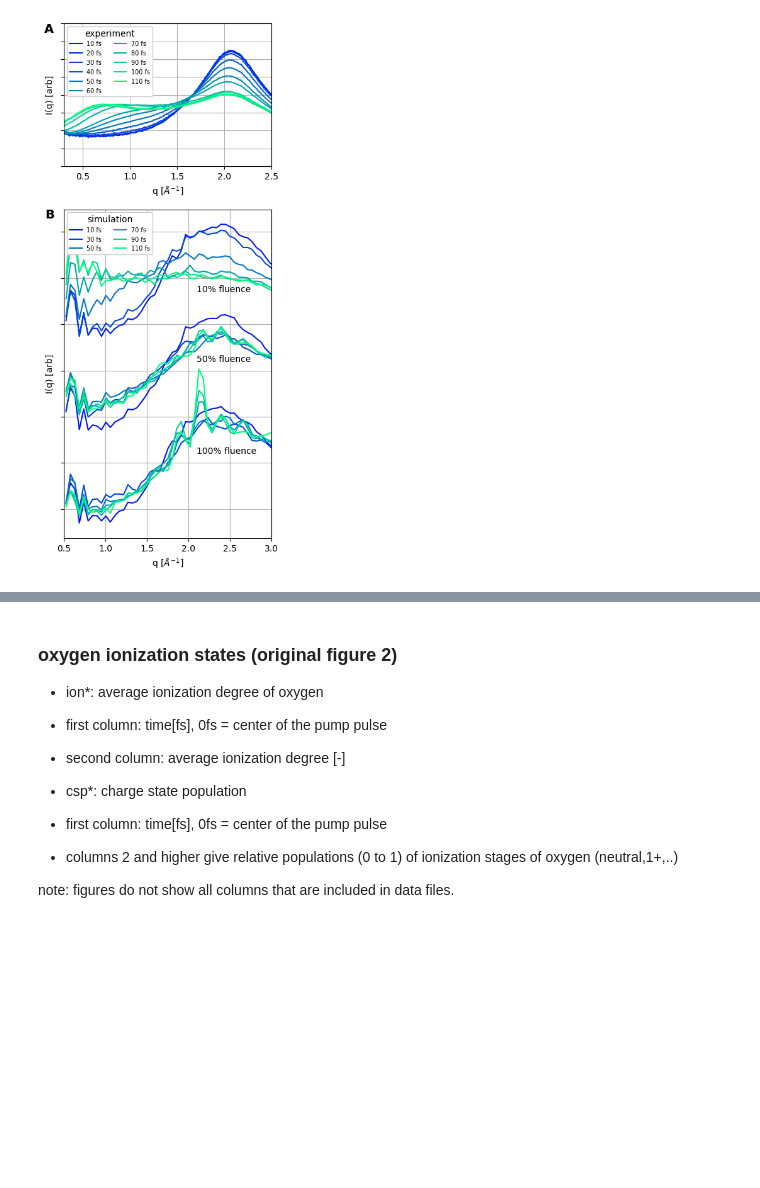
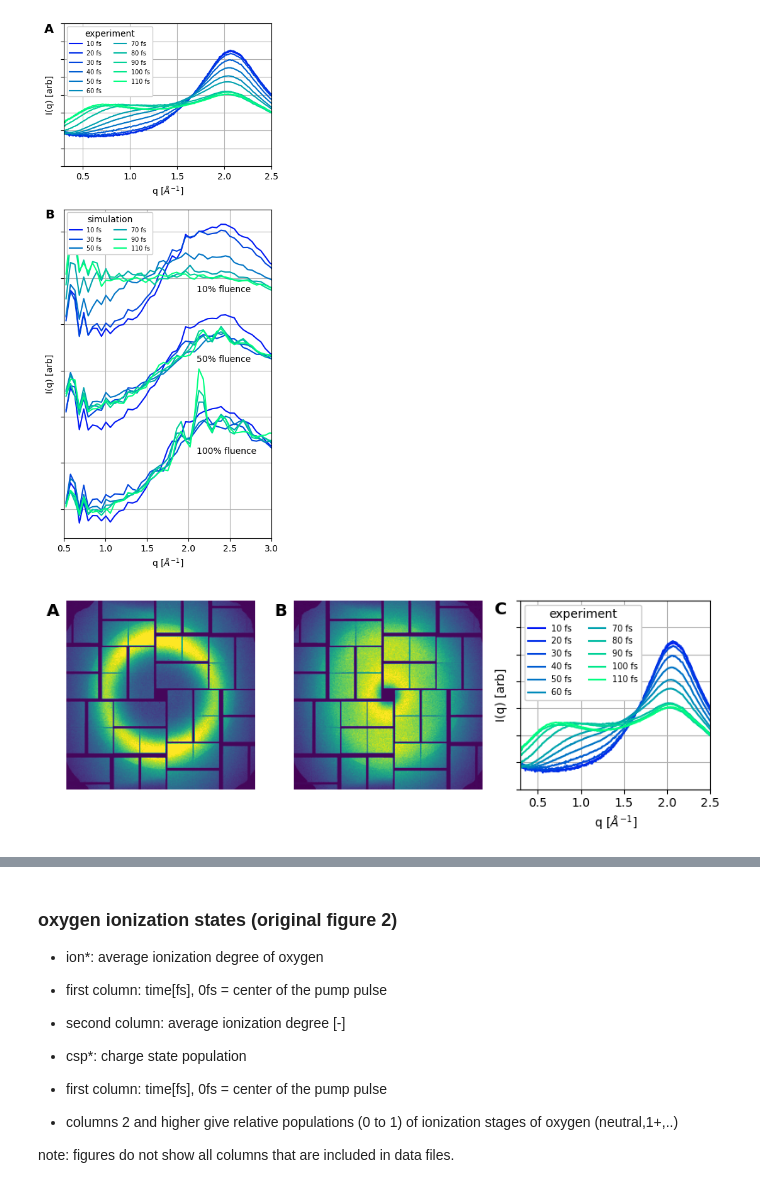
Before and after one commit to tjlane/cxig0715, a Jupyter notebook: figures/figures.ipynb, the cells around one changed output, grey strips where cells are left out. Drawn from its saved outputs; the diff is of its cells as text; code cells hidden in the pictures; blank space fills up the shorter version.

Commit message:
figure updates

```diff
--- a/figures/figures.ipynb
+++ b/figures/figures.ipynb
@@ -194,3 +194,50 @@ plt.savefig("./experiment-simulation-combined_two-pulse_normalized_same-qaxis.pn
 plt.show()
 # %% [output]
 [figure]
+# %%
+# just the experiment alone
+
+fig = plt.figure(figsize=(8,3))
+
+probe_only = np.load("run129_10shot_average.npy")
+pump_probe = np.load("run127_10shot_average.npy")
+image_slice = np.s_[150:-150,150:-150]
+
+ax = plt.subplot(131)
+probe_only[probe_only > 100] = 0
+plt.imshow(probe_only[image_slice], vmin=-1, vmax=60)
+ax.axis("off")
+ax.text(-150, 115, "A", fontdict={'weight' : 'bold', 'size' : 14})
+
+ax = plt.subplot(132)
+pump_probe[pump_probe > 100] = 0
+plt.imshow(pump_probe[image_slice], vmin=-1, vmax=60)
+ax.axis("off")
+ax.text(-150, 115, "B", fontdict={'weight' : 'bold', 'size' : 14})
+
+ax = plt.subplot(133)
+for i,b in enumerate(EXPERIMENTAL_DELAYS):
+    ax.plot(experimental_data[:,0], experimental_data[:,i+1], color=plt.cm.winter(b/EXPERIMENTAL_DELAYS.max()))
+
+ax.set_xlabel('q [$\AA^{-1}]$')
+ax.set_ylabel('I(q) [arb]')
+ax.set_xlim(XLIM)
+ax.set_ylim([0.001, 0.008])
+ax.set_yticklabels([])
+if GRID: ax.grid()
+
+plt.legend(
+    ['%d fs' % b for b in EXPERIMENTAL_DELAYS],
+    prop={'size': 7},
+    ncol=2,
+    framealpha=1.0,
+    title="experiment"
+)
+
+ax.text(0, 0.0075, "C", fontdict={'weight' : 'bold', 'size' : 14})
+
+plt.tight_layout()
+plt.savefig("./experiment-only_two-pulse_normalized.png")
+plt.show()
+# %% [output]
+[figure, added]
```
Also changed, not shown: parts of 1 cell of this notebook, 2 other files.
